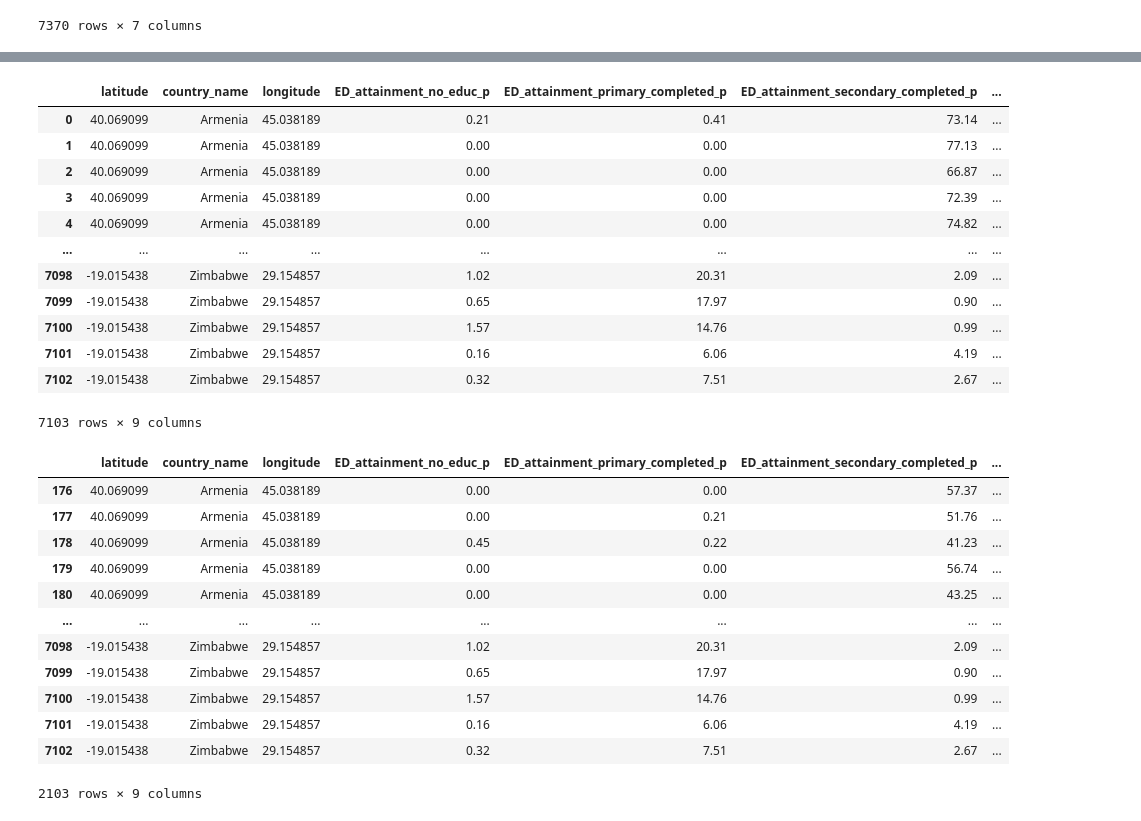
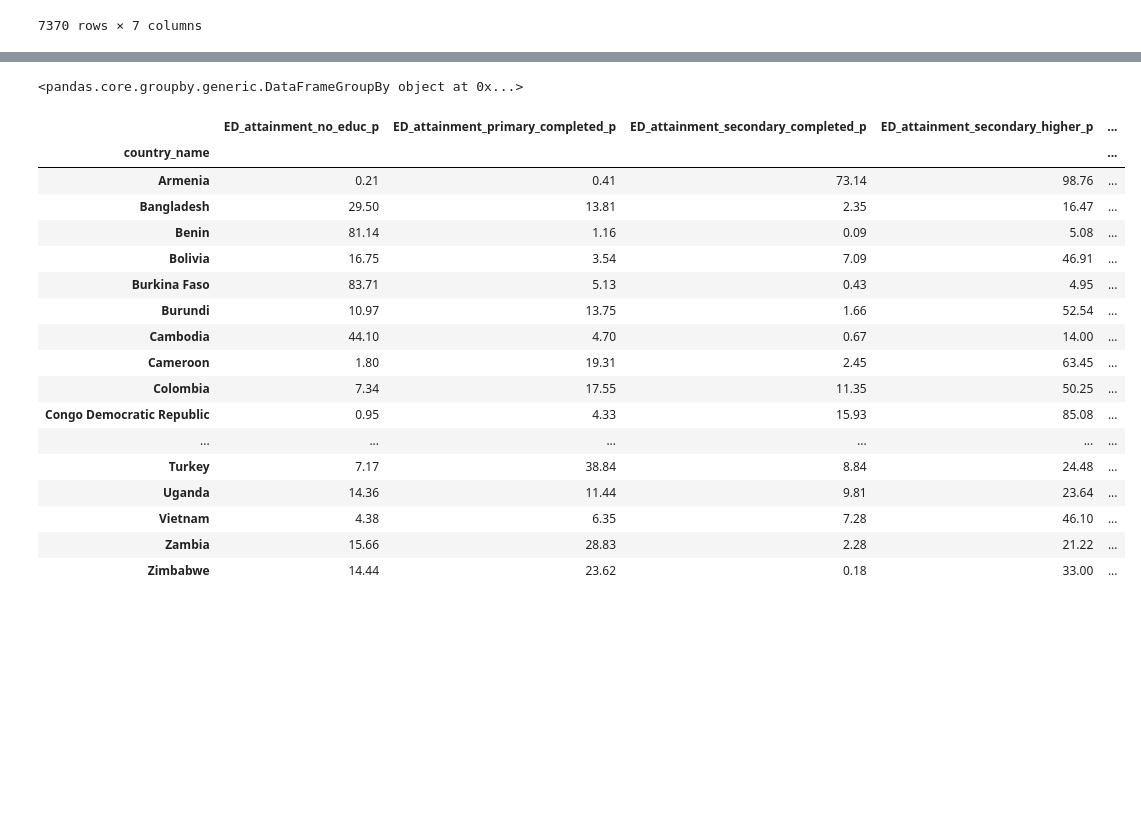
Before and after one commit to Betsy-Kalkwarf/Women-Well-Being, a Jupyter notebook: starter_code.ipynb, the cells around one changed output, grey strips where cells are left out. Drawn from its saved outputs; the diff is of its cells as text; code cells hidden in the pictures; blank space fills up the shorter version.

```diff
--- a/jm_code.ipynb
+++ b/starter_code.ipynb
@@ -87,7 +87,7 @@ edu_df
 dv_edu_df = data_file_df[['ED_attainment_no_educ_p',
        'ED_attainment_primary_completed_p',
         'ED_attainment_secondary_completed_p',
-       'ED_attainment_secondary_higher_p','country_name', 'DV_phys_or_sex_partner_p','year']]
+       'ED_attainment_secondary_higher_completed_p','country_name', 'DV_phys_or_sex_partner_p','year']]
 dv_edu_df
 # %% [output]
 |  | ED_attainment_no_educ_p | ED_attainment_primary_completed_p | ED_attainment_secondary_completed_p | ED_attainment_secondary_higher_p | country_name | ... |
@@ -158,35 +106,30 @@ country_df
-# %%
-merge_df = pd.merge(country_df,dv_edu_df,on="country_name")
-merge_df
-# %% [output]
-|  | latitude | country_name | longitude | ED_attainment_no_educ_p | ED_attainment_primary_completed_p | ED_attainment_secondary_completed_p | ... |
-| 0 | 40.069099 | Armenia | 45.038189 | 0.21 | 0.41 | 73.14 | ... |
-| 1 | 40.069099 | Armenia | 45.038189 | 0.00 | 0.00 | 77.13 | ... |
-| 2 | 40.069099 | Armenia | 45.038189 | 0.00 | 0.00 | 66.87 | ... |
-| 3 | 40.069099 | Armenia | 45.038189 | 0.00 | 0.00 | 72.39 | ... |
-| 4 | 40.069099 | Armenia | 45.038189 | 0.00 | 0.00 | 74.82 | ... |
-| ... | ... | ... | ... | ... | ... | ... | ... |
-| 7098 | -19.015438 | Zimbabwe | 29.154857 | 1.02 | 20.31 | 2.09 | ... |
-| 7099 | -19.015438 | Zimbabwe | 29.154857 | 0.65 | 17.97 | 0.90 | ... |
-| 7100 | -19.015438 | Zimbabwe | 29.154857 | 1.57 | 14.76 | 0.99 | ... |
-| 7101 | -19.015438 | Zimbabwe | 29.154857 | 0.16 | 6.06 | 4.19 | ... |
-| 7102 | -19.015438 | Zimbabwe | 29.154857 | 0.32 | 7.51 | 2.67 | ... |
-7103 rows × 9 columns
-# %%
-merge_df = merge_df.dropna(how="any")
-merge_df
-# %% [output]
-|  | latitude | country_name | longitude | ED_attainment_no_educ_p | ED_attainment_primary_completed_p | ED_attainment_secondary_completed_p | ... |
-| 176 | 40.069099 | Armenia | 45.038189 | 0.00 | 0.00 | 57.37 | ... |
-| 177 | 40.069099 | Armenia | 45.038189 | 0.00 | 0.21 | 51.76 | ... |
-| 178 | 40.069099 | Armenia | 45.038189 | 0.45 | 0.22 | 41.23 | ... |
-| 179 | 40.069099 | Armenia | 45.038189 | 0.00 | 0.00 | 56.74 | ... |
-| 180 | 40.069099 | Armenia | 45.038189 | 0.00 | 0.00 | 43.25 | ... |
-| ... | ... | ... | ... | ... | ... | ... | ... |
-| 7098 | -19.015438 | Zimbabwe | 29.154857 | 1.02 | 20.31 | 2.09 | ... |
-| 7099 | -19.015438 | Zimbabwe | 29.154857 | 0.65 | 17.97 | 0.90 | ... |
-| 7100 | -19.015438 | Zimbabwe | 29.154857 | 1.57 | 14.76 | 0.99 | ... |
-| 7101 | -19.015438 | Zimbabwe | 29.154857 | 0.16 | 6.06 | 4.19 | ... |
-| 7102 | -19.015438 | Zimbabwe | 29.154857 | 0.32 | 7.51 | 2.67 | ... |
-2103 rows × 9 columns
+# %%
+dv_edu_df.groupby('country_name')
+# %% [output]
+<pandas.core.groupby.generic.DataFrameGroupBy object at 0x...>
+# %%
+dv_edu_df = dv_edu_df.groupby('country_name')
+# %%
+clean_dv_edu = dv_edu_df.first()
+# %%
+clean_dv_edu
+# %% [output]
+|  | ED_attainment_no_educ_p | ED_attainment_primary_completed_p | ED_attainment_secondary_completed_p | ED_attainment_secondary_higher_p | ... |
+| country_name |  |  |  |  | ... |
+| Armenia | 0.21 | 0.41 | 73.14 | 98.76 | ... |
+| Bangladesh | 29.50 | 13.81 | 2.35 | 16.47 | ... |
+| Benin | 81.14 | 1.16 | 0.09 | 5.08 | ... |
+| Bolivia | 16.75 | 3.54 | 7.09 | 46.91 | ... |
+| Burkina Faso | 83.71 | 5.13 | 0.43 | 4.95 | ... |
+| Burundi | 10.97 | 13.75 | 1.66 | 52.54 | ... |
+| Cambodia | 44.10 | 4.70 | 0.67 | 14.00 | ... |
+| Cameroon | 1.80 | 19.31 | 2.45 | 63.45 | ... |
+| Colombia | 7.34 | 17.55 | 11.35 | 50.25 | ... |
+| Congo Democratic Republic | 0.95 | 4.33 | 15.93 | 85.08 | ... |
+| ... | ... | ... | ... | ... | ... |
+| Turkey | 7.17 | 38.84 | 8.84 | 24.48 | ... |
+| Uganda | 14.36 | 11.44 | 9.81 | 23.64 | ... |
+| Vietnam | 4.38 | 6.35 | 7.28 | 46.10 | ... |
+| Zambia | 15.66 | 28.83 | 2.28 | 21.22 | ... |
+| Zimbabwe | 14.44 | 23.62 | 0.18 | 33.00 | ... |
 # %%
```
Also changed, not shown: parts of 4 cells of this notebook, 2 other files.
